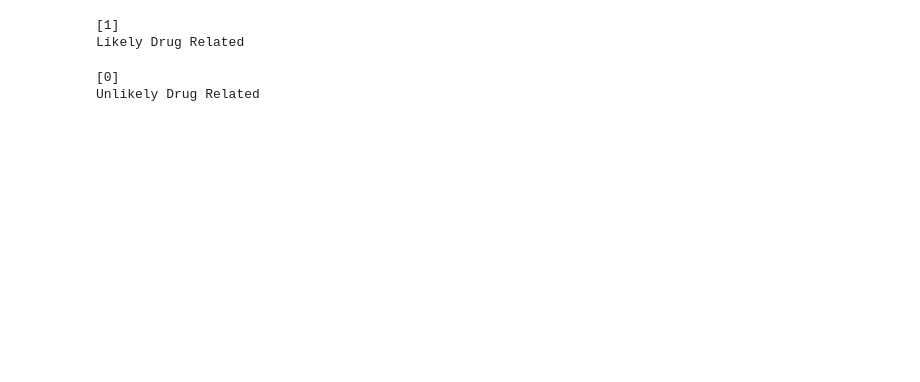
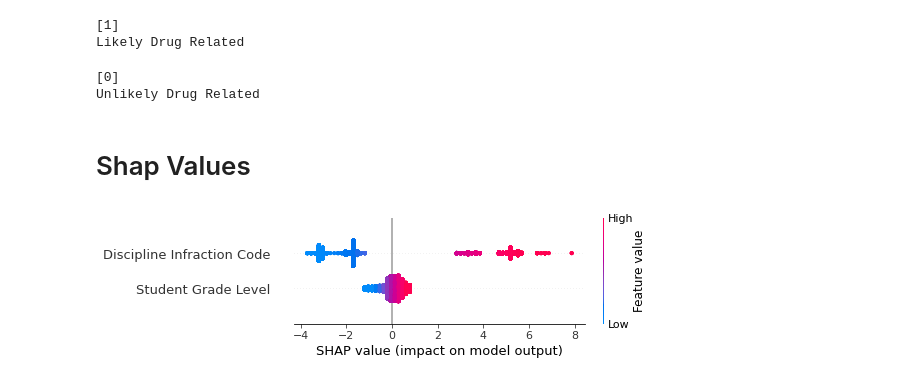
Before and after one commit to TheAidenTv/CS-4403-Assignment-2, a Jupyter notebook: Assignment 2.ipynb, the cells around one changed output. Drawn from its saved outputs; the diff is of its cells as text; code cells hidden in the pictures; blank space fills up the shorter version.

```diff
--- a/Assignment 2.ipynb
+++ b/Assignment 2.ipynb
@@ -592,3 +610,15 @@ else:
 # %% [output]
 [0]
 Unlikely Drug Related
+# %% [markdown]
+# Shap Values
+# %%
+# Seeing the shap values of the model
+import shap
+
+explainer = shap.LinearExplainer(model, x_train)
+shap_values = explainer.shap_values(x_test)
+
+shap.summary_plot(shap_values, x_test)
+# %% [output]
+[figure, added]
```
Also changed, not shown: parts of 4 cells of this notebook.
